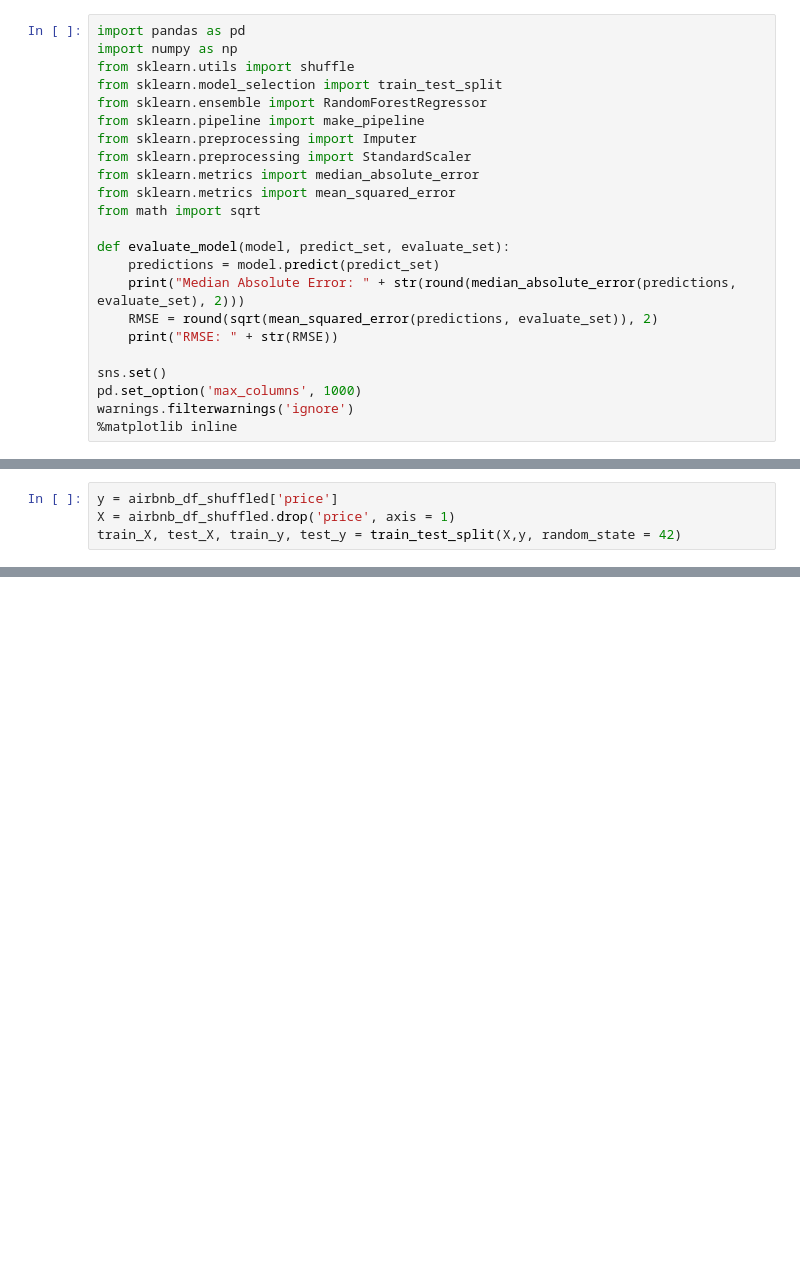
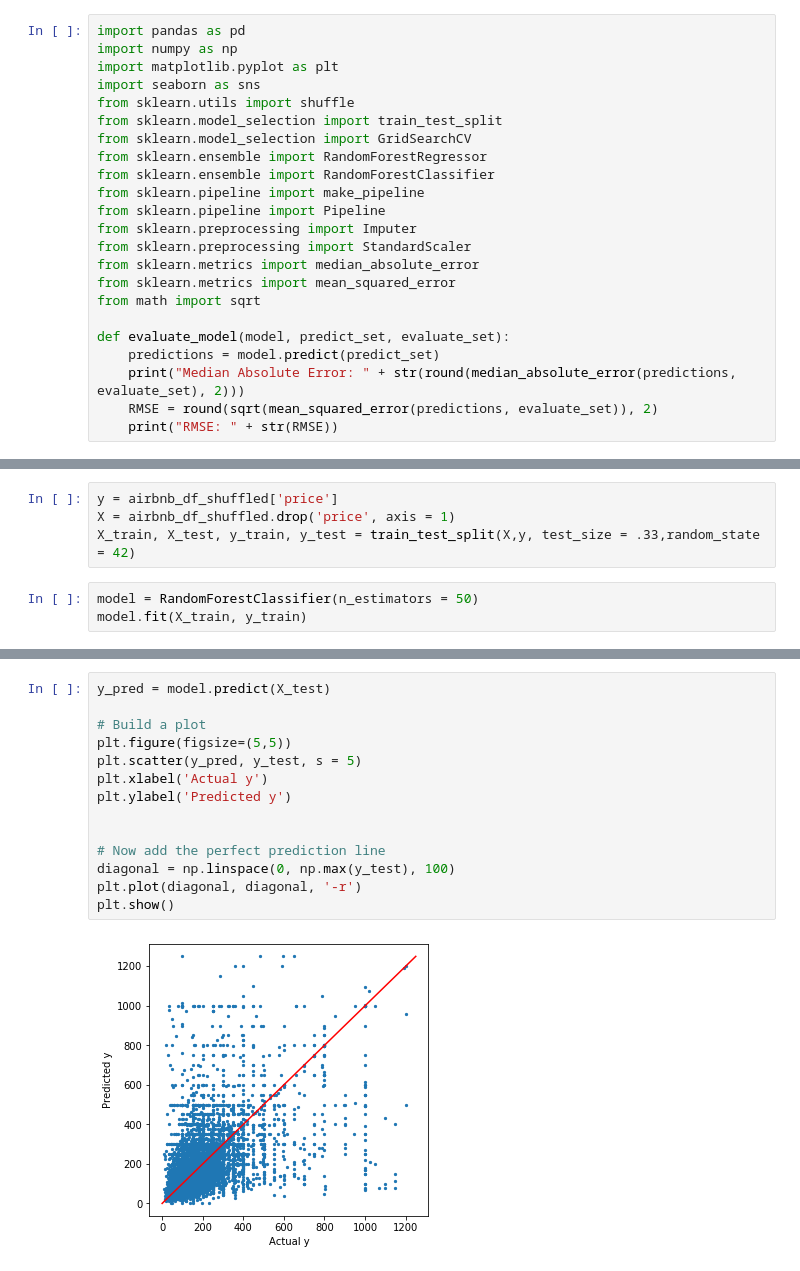
Before and after one commit to darrel-ferrer/Airbnb-NYC-Price-Prediction, a Jupyter notebook: Springboard Capstone One - Machine Learning.ipynb, the cells around one changed output, grey strips where cells are left out. Saved outputs shown, nothing was run; the diff lists cells and outputs as text; blank space fills up the shorter version.

```diff
--- a/Springboard Capstone One - Machine Learning.ipynb
+++ b/Springboard Capstone One - Machine Learning.ipynb
@@ -1,10 +1,15 @@
 # %%
 import pandas as pd
 import numpy as np
+import matplotlib.pyplot as plt
+import seaborn as sns
 from sklearn.utils import shuffle
 from sklearn.model_selection import train_test_split
+from sklearn.model_selection import GridSearchCV
 from sklearn.ensemble import RandomForestRegressor
+from sklearn.ensemble import RandomForestClassifier
 from sklearn.pipeline import make_pipeline
+from sklearn.pipeline import Pipeline
 from sklearn.preprocessing import Imputer
 from sklearn.preprocessing import StandardScaler
 from sklearn.metrics import median_absolute_error
@@ -16,10 +21,5 @@ def evaluate_model(model, predict_set, evaluate_set):
     print("Median Absolute Error: " + str(round(median_absolute_error(predictions, evaluate_set), 2)))
     RMSE = round(sqrt(mean_squared_error(predictions, evaluate_set)), 2)
     print("RMSE: " + str(RMSE))
-
-sns.set()
-pd.set_option('max_columns', 1000)
-warnings.filterwarnings('ignore')
-%matplotlib inline
 # %%
 airbnb_df = pd.read_csv(r"C:\Users\darre\OneDrive\Documents\Capstone One Clean\Airbnb_NYC_Original.csv")
@@ -46,4 +46,7 @@ airbnb_df_shuffled.head(5)
 # %%
 y = airbnb_df_shuffled['price']
 X = airbnb_df_shuffled.drop('price', axis = 1)
-train_X, test_X, train_y, test_y = train_test_split(X,y, random_state = 42)
+X_train, X_test, y_train, y_test = train_test_split(X,y, test_size = .33,random_state = 42)
+# %%
+model = RandomForestClassifier(n_estimators = 50)
+model.fit(X_train, y_train)
@@ -83,0 +104,16 @@ RMSE: 188.14
+# %%
+y_pred = model.predict(X_test)
+
+# Build a plot
+plt.figure(figsize=(5,5))
+plt.scatter(y_pred, y_test, s = 5)
+plt.xlabel('Actual y')
+plt.ylabel('Predicted y')
+
+
+# Now add the perfect prediction line
+diagonal = np.linspace(0, np.max(y_test), 100)
+plt.plot(diagonal, diagonal, '-r')
+plt.show()
+# %% [output]
+[figure, added]
```
Also changed, not shown: parts of 10 cells of this notebook.
